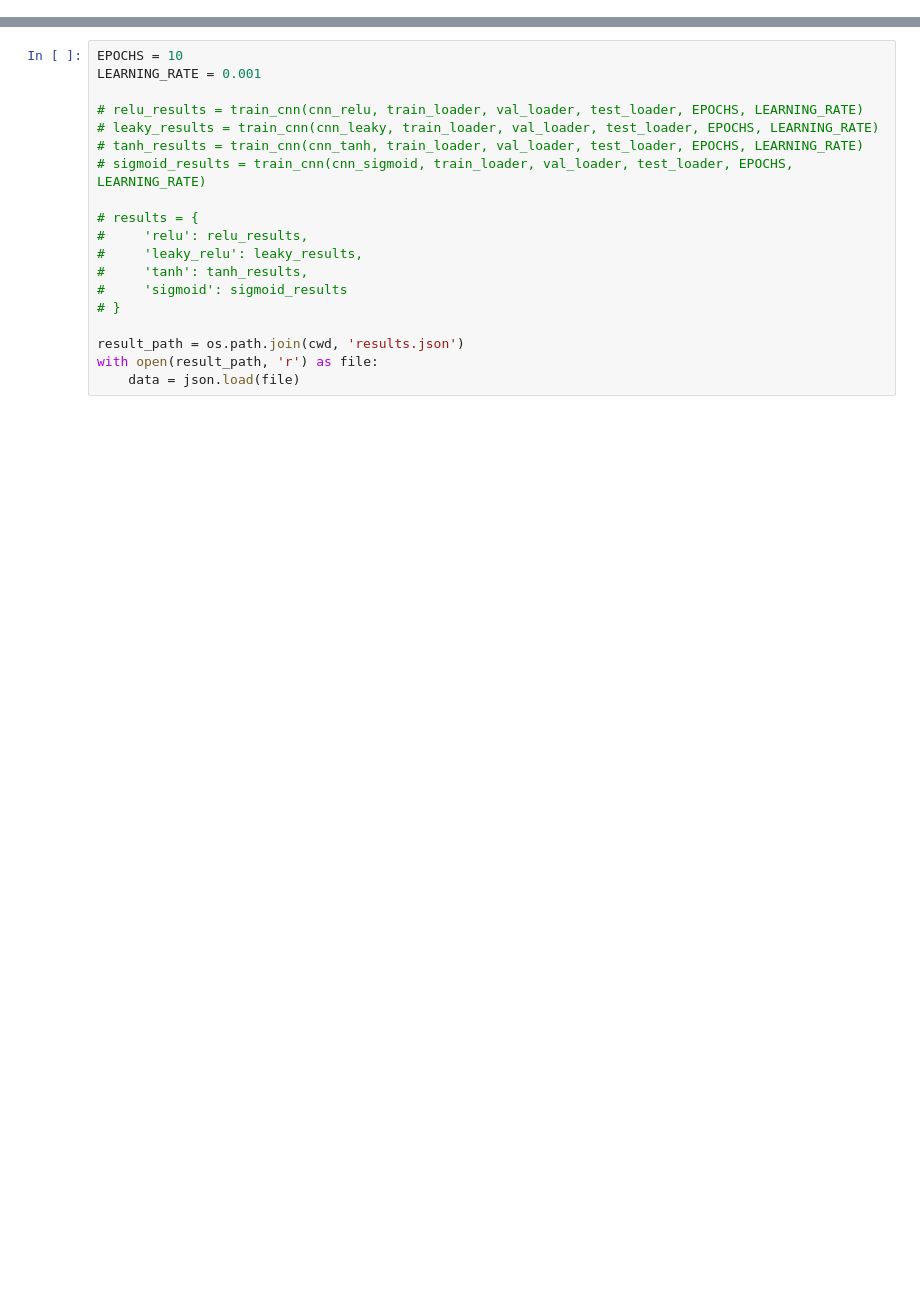
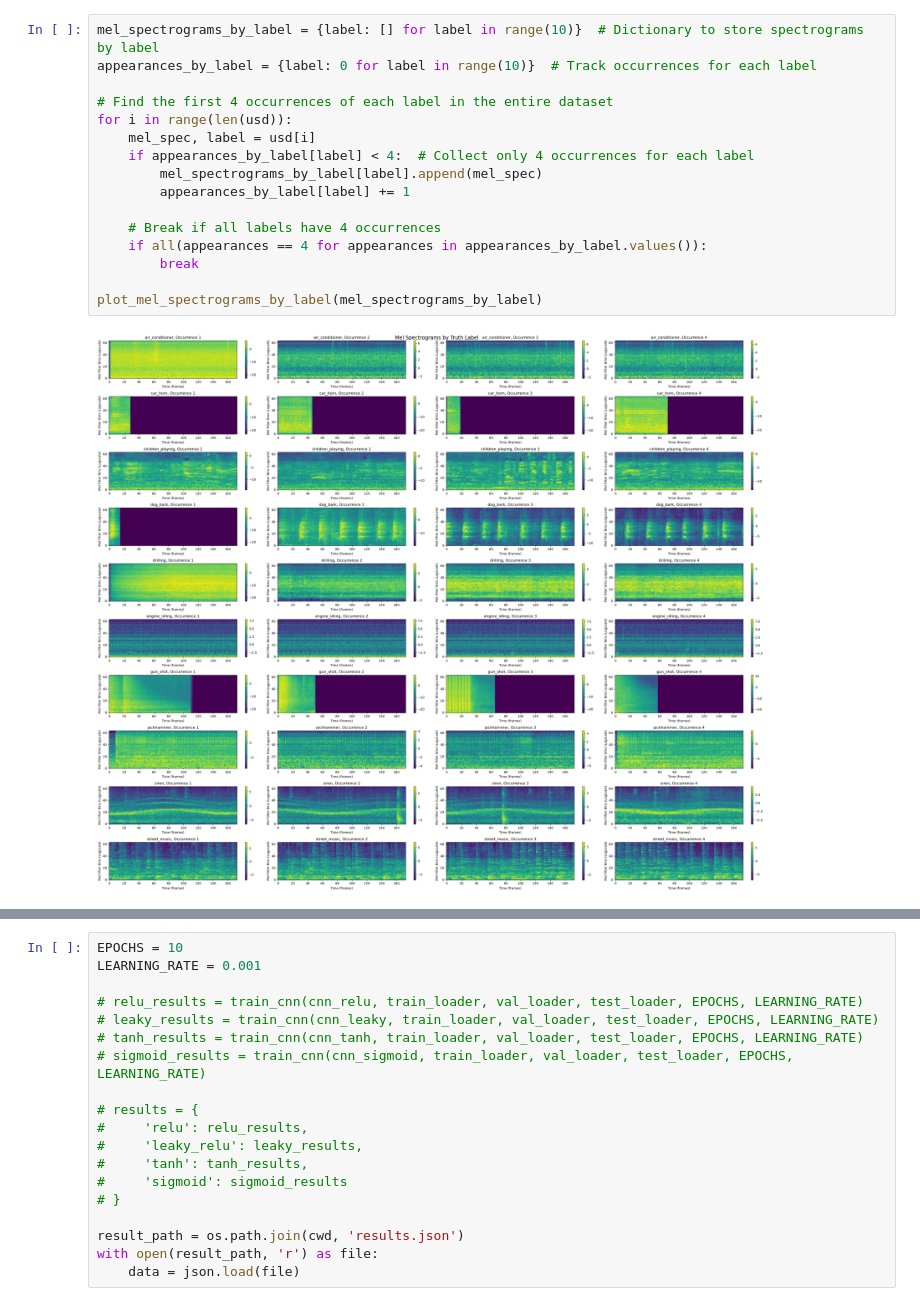
Before and after one commit to benzoylperoxide/classify-audio, a Jupyter notebook: abstract.ipynb, the cells around one changed output, grey strips where cells are left out. Drawn from its saved outputs; the diff is of its cells as text; blank space fills up the shorter version.

```diff
--- a/abstract.ipynb
+++ b/abstract.ipynb
@@ -9,0 +84,18 @@ from classify_audio import *
+# %%
+mel_spectrograms_by_label = {label: [] for label in range(10)}  # Dictionary to store spectrograms by label
+appearances_by_label = {label: 0 for label in range(10)}  # Track occurrences for each label
+
+# Find the first 4 occurrences of each label in the entire dataset
+for i in range(len(usd)):
+    mel_spec, label = usd[i]
+    if appearances_by_label[label] < 4:  # Collect only 4 occurrences for each label
+        mel_spectrograms_by_label[label].append(mel_spec)
+        appearances_by_label[label] += 1
+
+    # Break if all labels have 4 occurrences
+    if all(appearances == 4 for appearances in appearances_by_label.values()):
+        break
+
+plot_mel_spectrograms_by_label(mel_spectrograms_by_label)
+# %% [output]
+[figure, added]
```
Also changed, not shown: parts of 16 cells of this notebook, 1 other file.
